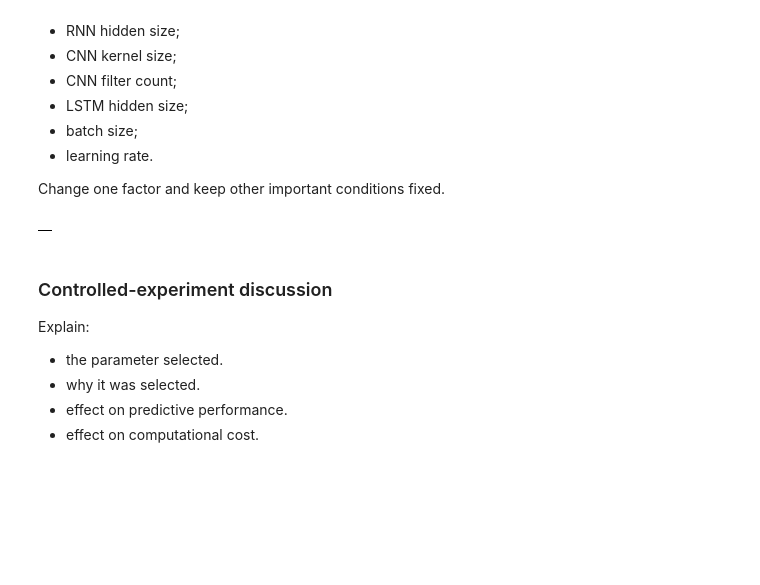
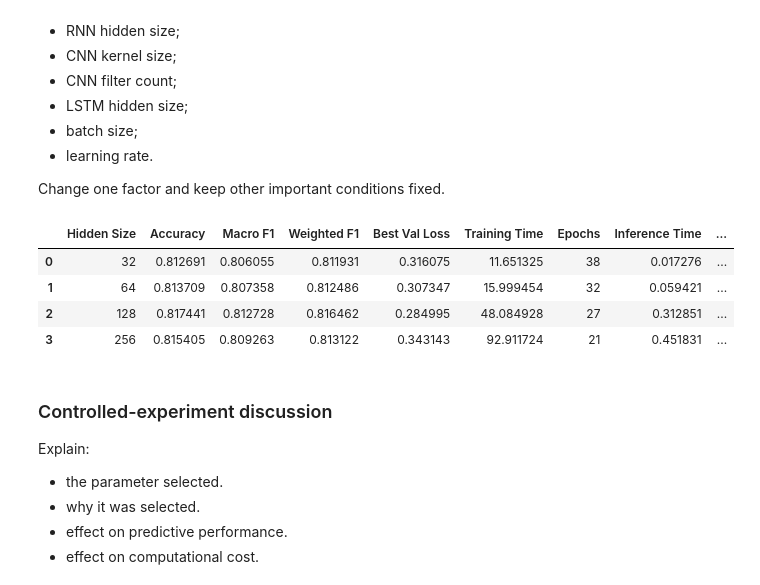
Before and after one commit to yagoEstudios/DLFBT-LAB, a Jupyter notebook: Final_project/lab3_2026.ipynb, the cells around one changed output. Cells and saved outputs as stored; diff of their text form; code cells hidden in the pictures; blank space fills up the shorter version.

Commit message:
Experimentos de seeds y hidden size de la LSTM, y documento de resultados

```diff
--- a/Final_project/lab3_2026.ipynb
+++ b/Final_project/lab3_2026.ipynb
@@ -1009,22 +1054,45 @@ Examples:
 
 Change one factor and keep other important conditions fixed.
 # %%
+# Controlled experiment: LSTM hidden size (everything else fixed)
 experiment_values = [32, 64, 128, 256]
 controlled_experiment_results = []
 
 for value in experiment_values:
-    # TODO:
-    # - instantiate a fresh selected model
-    # - use `value` for the selected hyperparameter
-    # - train
-    # - evaluate
-    # - record predictive metrics, time and parameters
-    pass
+    set_seed(SEED)
+    model = LSTMClassifier(
+        input_size=n_features,
+        n_classes=n_classes,
+        hidden_size=value,
+    )
+    result = fit(
+        model,
+        X_train, y_train,
+        X_val, y_val,
+        **{**TRAINING_CONFIG, "verbose": False},
+    )
+    metrics = evaluate_model(result["model"], X_test, y_test)
+
+    controlled_experiment_results.append({
+        "Hidden Size": value,
+        "Accuracy": metrics["accuracy"],
+        "Macro F1": metrics["macro_f1"],
+        "Weighted F1": metrics["weighted_f1"],
+        "Best Val Loss": min(result["history"]["val_loss"]),
+        "Training Time": result["training_time"],
+        "Epochs": result["epochs_completed"],
+        "Inference Time": measure_inference_time(result["model"], X_test),
+        "Parameters": count_parameters(result["model"]),
+    })
 
 controlled_df = pd.DataFrame(controlled_experiment_results)
 controlled_df
 # %% [output]
-|  |
+|  | Hidden Size | Accuracy | Macro F1 | Weighted F1 | Best Val Loss | Training Time | Epochs | Inference Time | ... |
+| 0 | 32 | 0.812691 | 0.806055 | 0.811931 | 0.316075 | 11.651325 | 38 | 0.017276 | ... |
+| 1 | 64 | 0.813709 | 0.807358 | 0.812486 | 0.307347 | 15.999454 | 32 | 0.059421 | ... |
+| 2 | 128 | 0.817441 | 0.812728 | 0.816462 | 0.284995 | 48.084928 | 27 | 0.312851 | ... |
+| 3 | 256 | 0.815405 | 0.809263 | 0.813122 | 0.343143 | 92.911724 | 21 | 0.451831 | ... |
 # %% [markdown]
 ### Controlled-experiment discussion
 
```
Also changed, not shown: parts of 13 cells of this notebook, 8 other files.
